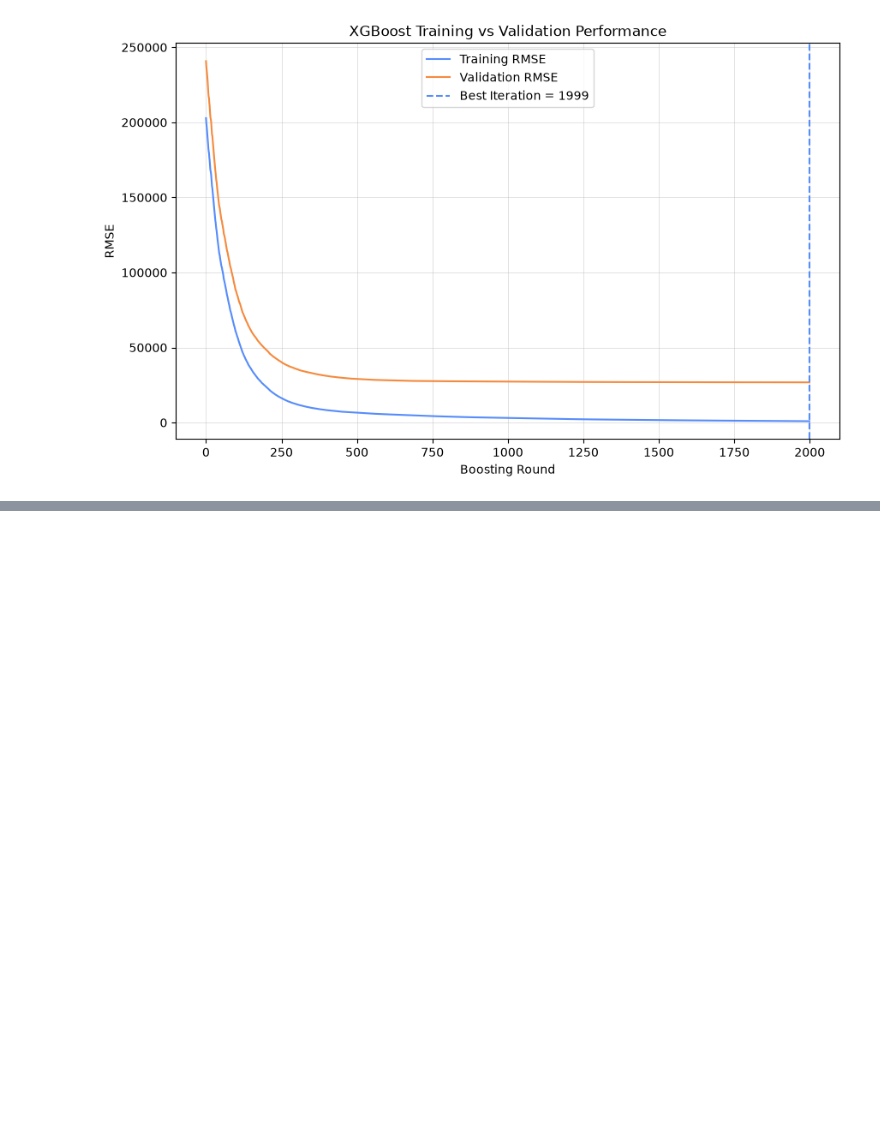
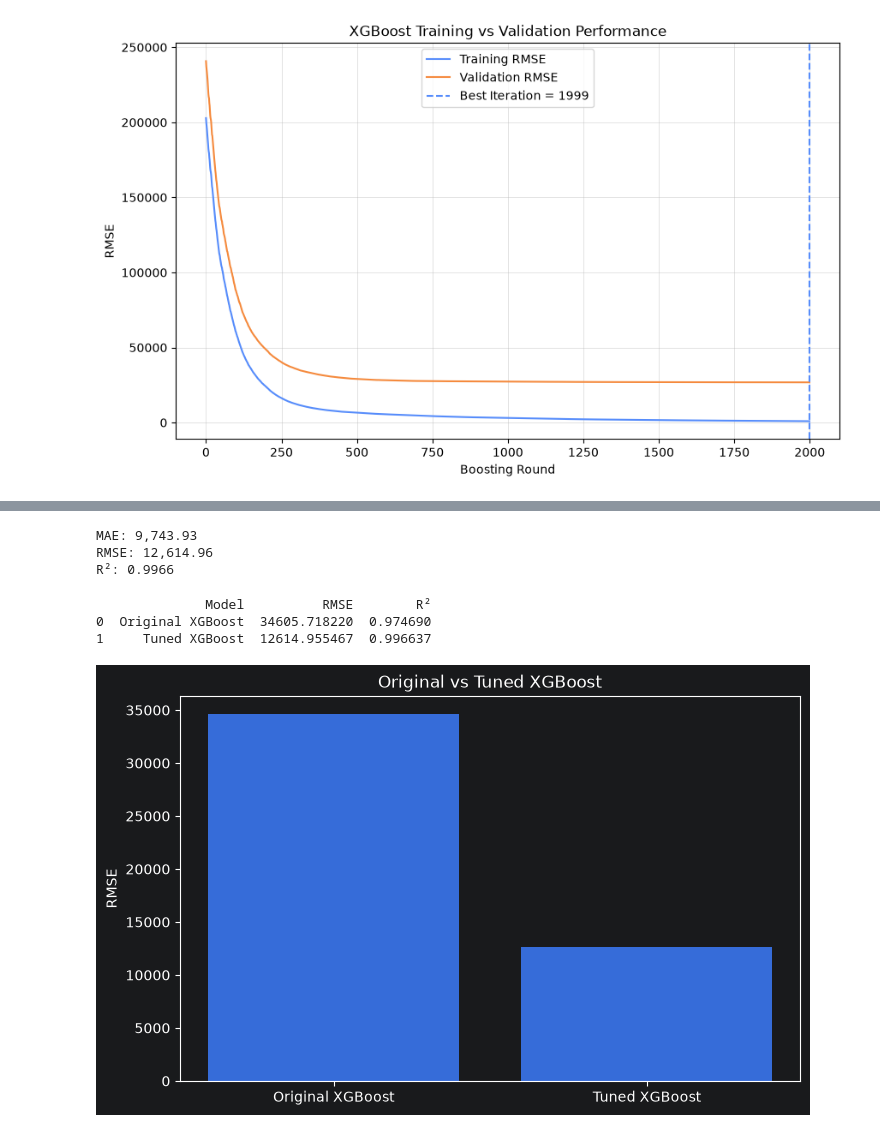
Before and after one commit to MUHAMMADZARYABKHAN-21/new.py, a Jupyter notebook: SCIKIT/Lesson22Xgboosting.ipynb, the cells around one changed output, grey strips where cells are left out. Cells and saved outputs as stored; diff of their text form; code cells hidden in the pictures; blank space fills up the shorter version.

Commit message:
Model Evaluations and Hyper Tuning

```diff
--- a/SCIKIT/Lesson22Xgboosting.ipynb
+++ b/SCIKIT/Lesson22Xgboosting.ipynb
@@ -497,0 +540,77 @@ random_search = RandomizedSearchCV(
+# %%
+best_xgb_model = random_search.best_estimator_
+
+y_pred_tuned = best_xgb_model.predict(X_test)
+
+mae = mean_absolute_error(
+    y_test,
+    y_pred_tuned
+)
+
+rmse = np.sqrt(
+    mean_squared_error(
+        y_test,
+        y_pred_tuned
+    )
+)
+
+r2 = r2_score(
+    y_test,
+    y_pred_tuned
+)
+
+print(f"MAE: {mae:,.2f}")
+print(f"RMSE: {rmse:,.2f}")
+print(f"R²: {r2:.4f}")
+# %% [output]
+MAE: 9,743.93
+RMSE: 12,614.96
+R²: 0.9966
+# %%
+models_comparison = pd.DataFrame({
+    "Model": [
+        "Original XGBoost",
+        "Tuned XGBoost"
+    ],
+
+    "RMSE": [
+        np.sqrt(
+            mean_squared_error(
+                y_test,
+                model.predict(X_test)
+            )
+        ),
+        rmse
+    ],
+
+    "R²": [
+        r2_score(
+            y_test,
+            model.predict(X_test)
+        ),
+        r2
+    ]
+})
+
+print(models_comparison)
+# %% [output]
+              Model          RMSE        R²
+0  Original XGBoost  34605.718220  0.974690
+1     Tuned XGBoost  12614.955467  0.996637
+# %%
+plt.figure(figsize=(8, 5))
+
+plt.bar(
+    models_comparison["Model"],
+    models_comparison["RMSE"]
+)
+
+plt.ylabel("RMSE")
+
+plt.title(
+    "Original vs Tuned XGBoost"
+)
+
+plt.show()
+# %% [output]
+[figure, added]
```
Also changed, not shown: parts of 4 cells of this notebook.
